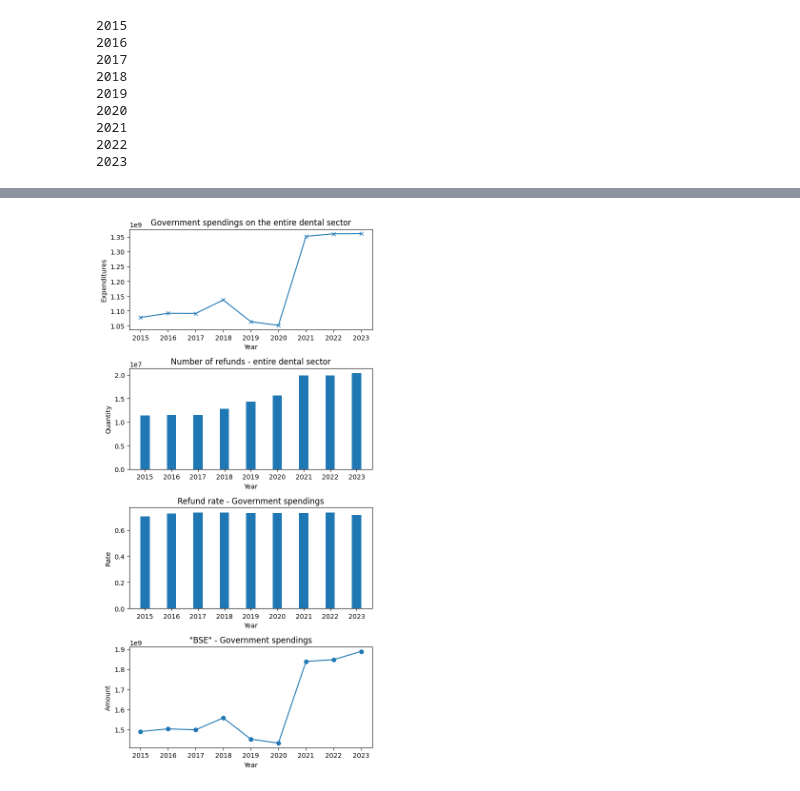
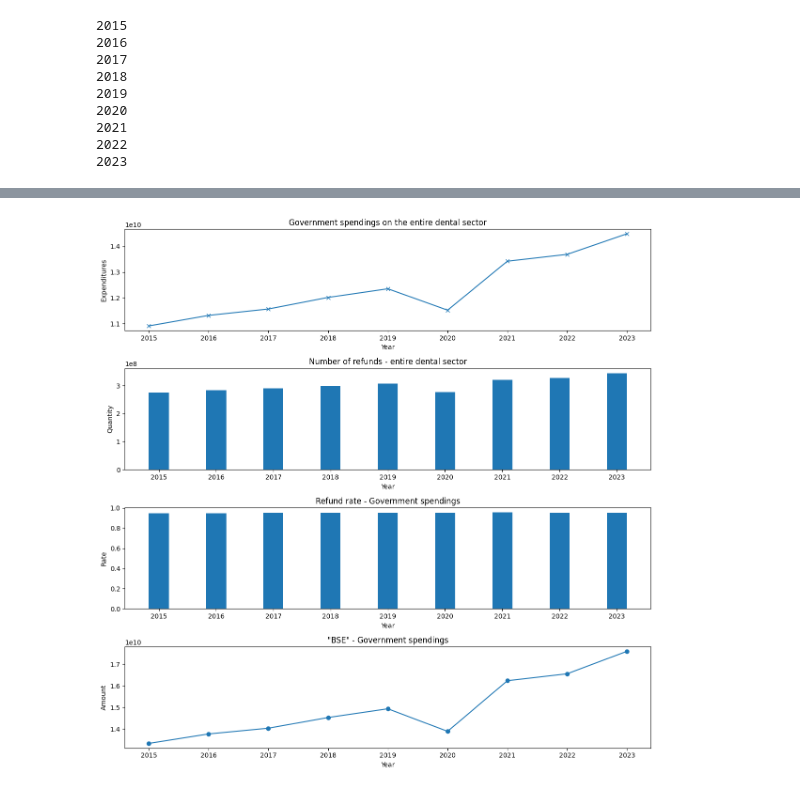
Before and after one commit to bparent11/analysingEffectOfHealthPlanInFrance, a Jupyter notebook: code/work_on_dental_field.ipynb, the cells around one changed output, grey strips where cells are left out. Drawn from its saved outputs; the diff is of its cells as text; code cells hidden in the pictures.

Commit message:
huge work for dental field, finalized

```diff
--- a/code/work_on_dental_field.ipynb
+++ b/code/work_on_dental_field.ipynb
@@ -96,12 +187,8 @@ Index(['Code Acte', 'Code acte/activité/phase', 'Libellé long',
        'Base de remboursement ', 'Montants remboursés', 'Catégorie d'acte',
        'Sous-catégorie d'acte'],
       dtype='object')
-# %%
-to_keep = ["Parodontologie", "Avulsion dents permanentes", "Avulsion dents de sagesse", "Réparation de prothèses", "Avulsion dents temporaires", "Inlay-core", "Prothèses amovibles", "Bridges", "Prothèses fixées", "Autres soins conservateurs", "Traitement de caries", "Radiographies intra-buccales", "Chirurgie dentaire", "Soins conservateurs", "Prothèses", "Radiologie dentaire", "Autres actes de chirurgie dentaire", "Endodontie", "Implantologie", "Autres avulsions", "Autres soins conservateurs"]
-# %%
-to_keep = ["Inlay-core", "Prothèses amovibles", "Bridges", "Prothèses fixées", "Prothèses"]
 # %%
-def gov_exp_dental():
+def gov_exp_dental(cent_santé=False):
     elements = os.listdir("../Open-CCAM-data")
     unique_values = []
 
@@ -119,14 +206,16 @@ def gov_exp_dental():
 
         print(i+2015)
 
-        mask = df["Catégorie d'acte"].isin(to_keep)
-        df = df[mask]
+        if cent_santé == True:
+            mask = df["Libellé long"].isin(to_keep)
+            df = df[mask]
 
         df = pd.DataFrame(
             {
                 "Complet": df.iloc[:, 2],
-                "Cat. acte": df.iloc[:, -2],
-                "Sous-cat. acte": df.iloc[:, -1],
+                "Lib. long" : df.iloc[:,1],
+                #"Cat. acte": df.iloc[:, -2],
+                #"Sous-cat. acte": df.iloc[:, -1],
                 "QTE": df.iloc[:, -5],
                 "REM": df.iloc[:, -3],
                 "BSE": df.iloc[:, -4],
@@ -167,7 +256,7 @@ def gov_exp_dental():
 
     return [expenditures, nb_refunds, refund_rate, base]
 # %%
-dental = gov_exp_dental()
+dental = gov_exp_dental(cent_santé=False)
 # %% [output]
 2015
 2016
@@ -195,33 +284,33 @@ dental[0]
 # %%
 width = 0.35
 list_years = [year for year in dental[0]]
-fig, axes = plt.subplots(4, 1, figsize=(6, 12))
+fig, axes = plt.subplots(4, 1, figsize=(12, 12))
 axes = axes.flatten()
 
 axes[0].plot(list_years, dental[0].values(), color="#1f77b4", marker="x")
 axes[0].set_title(
     f"Government spendings on the entire dental sector"
 )
 axes[0].set_ylabel("Expenditures")
 
 axes[1].bar(list_years, dental[1].values(), width=width, color="#1f77b4")
 axes[1].set_title(f"Number of refunds - entire dental sector")
 axes[1].set_ylabel("Quantity")
 
 axes[2].bar(list_years, dental[2].values(), color="#1f77b4", width=width)
 axes[2].set_title(f"Refund rate - Government spendings")
 axes[2].set_ylabel("Rate")
 
 axes[3].plot(list_years, dental[3].values(), color="#1f77b4", marker="o")
 axes[3].set_title(f'"BSE" - Government spendings')
 axes[3].set_ylabel("Amount")
 
 for i in range(len(axes)):
 
     axes[i].set_xlabel("Year")
     axes[i].set_xticks(list_years)
 
 plt.tight_layout()
 plt.show()
 # %% [output]
-[figure, old version]
+[figure, new version]
```
Also changed, not shown: parts of 34 cells of this notebook, 2 other files.
